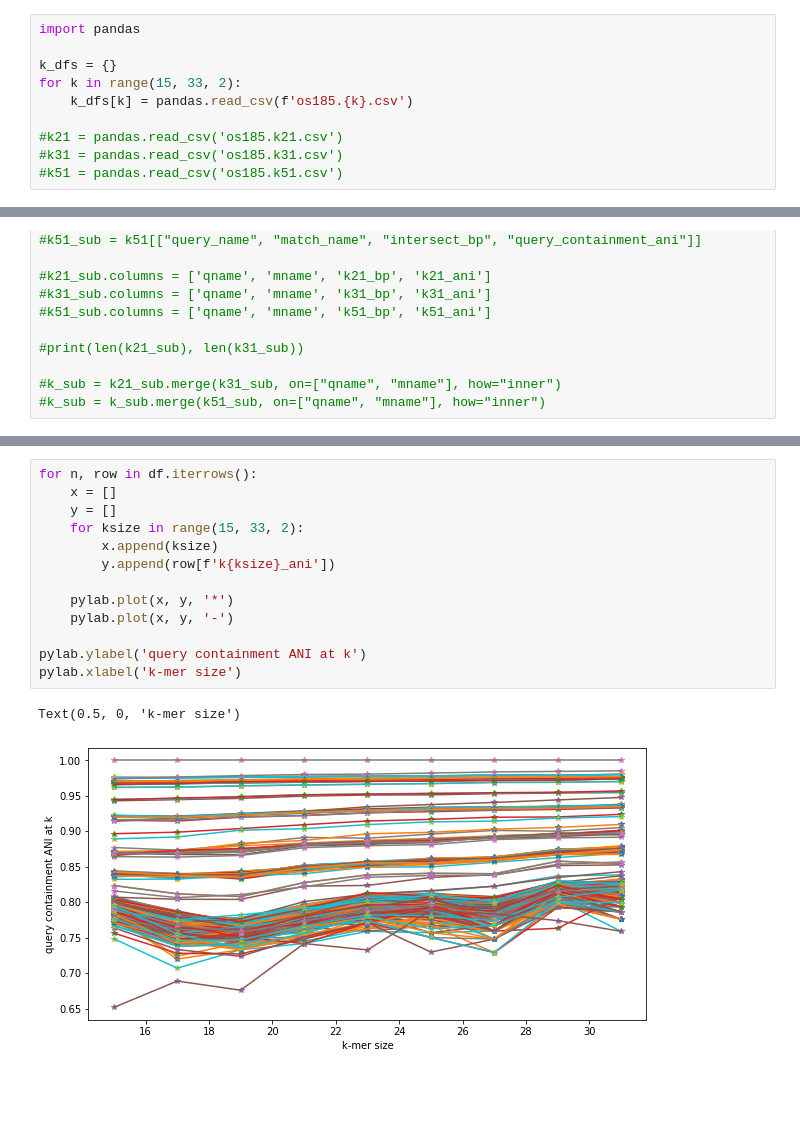
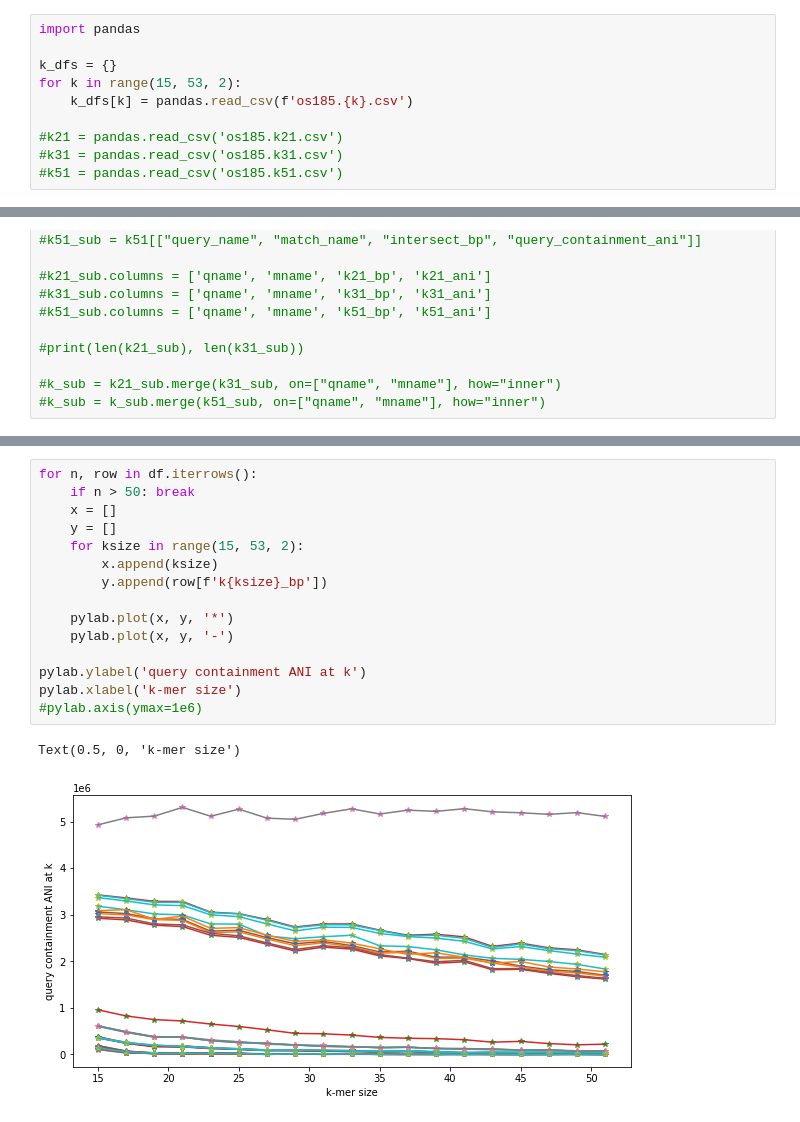
Before and after one commit to ctb/2022-multi-ksize-strain, a Jupyter notebook: multiksize.ipynb, the cells around one changed output, grey strips where cells are left out. Saved outputs shown, nothing was run; the diff lists cells and outputs as text; blank space fills up the shorter version.

```diff
--- a/multiksize.ipynb
+++ b/multiksize.ipynb
@@ -32,7 +36,7 @@ os185.21.csv                         os185.k21.csv
 import pandas
 
 k_dfs = {}
-for k in range(15, 33, 2):
+for k in range(15, 53, 2):
     k_dfs[k] = pandas.read_csv(f'os185.{k}.csv')
 
 #k21 = pandas.read_csv('os185.k21.csv')
@@ -75,16 +80,18 @@ df.head()
 # %%
 for n, row in df.iterrows():
+    if n > 50: break
     x = []
     y = []
-    for ksize in range(15, 33, 2):
+    for ksize in range(15, 53, 2):
         x.append(ksize)
-        y.append(row[f'k{ksize}_ani'])
+        y.append(row[f'k{ksize}_bp'])
 
     pylab.plot(x, y, '*')
     pylab.plot(x, y, '-')
 
 pylab.ylabel('query containment ANI at k')
 pylab.xlabel('k-mer size')
+#pylab.axis(ymax=1e6)
 # %% [output]
 Text(0.5, 0, 'k-mer size')
-[figure, old version]
+[figure, new version]
```
Also changed, not shown: parts of 2 cells of this notebook, 10 other files.
